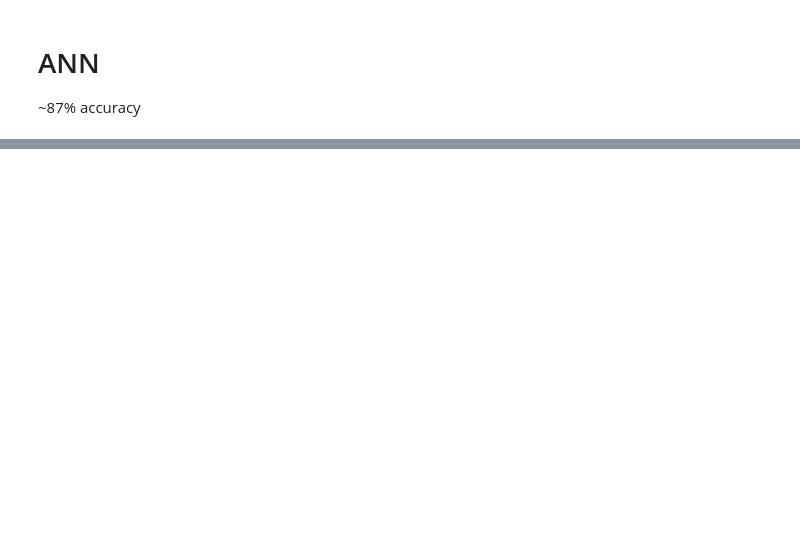
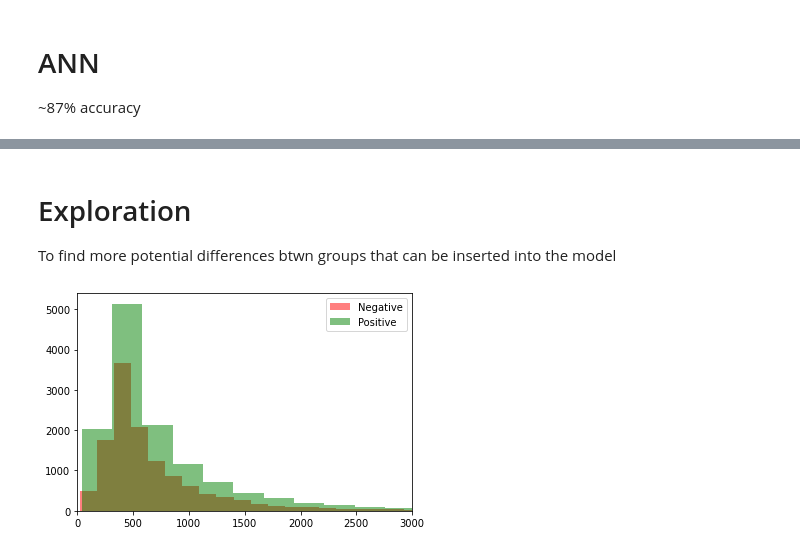
Before and after one commit to ulrikson/NLP, a Jupyter notebook: moviedata/popcorn_2.ipynb, the cells around one changed output, grey strips where cells are left out. Cells and saved outputs as stored; diff of their text form; code cells hidden in the pictures; blank space fills up the shorter version.

```diff
--- a/moviedata/popcorn_2.ipynb
+++ b/moviedata/popcorn_2.ipynb
@@ -236,0 +208,15 @@ weighted avg       0.87      0.87      0.87      5000
+# %% [markdown]
+# Exploration
+To find more potential differences btwn groups that can be inserted into the model
+# %%
+df['length'] = df['review_clean'].apply(lambda x: len(x))
+
+length_0 = df.loc[df.sentiment==0, 'length']
+length_1 = df.loc[df.sentiment==1, 'length']
+kwargs = dict(alpha=0.5, bins=30)
+plt.hist(length_0, **kwargs, color='r', label='Negative')
+plt.hist(length_1, **kwargs, color='g', label='Positive')
+plt.xlim(0,3000)
+plt.legend();
+# %% [output]
+[figure, added]
```
Also changed, not shown: parts of 29 cells of this notebook, 1 other file.
